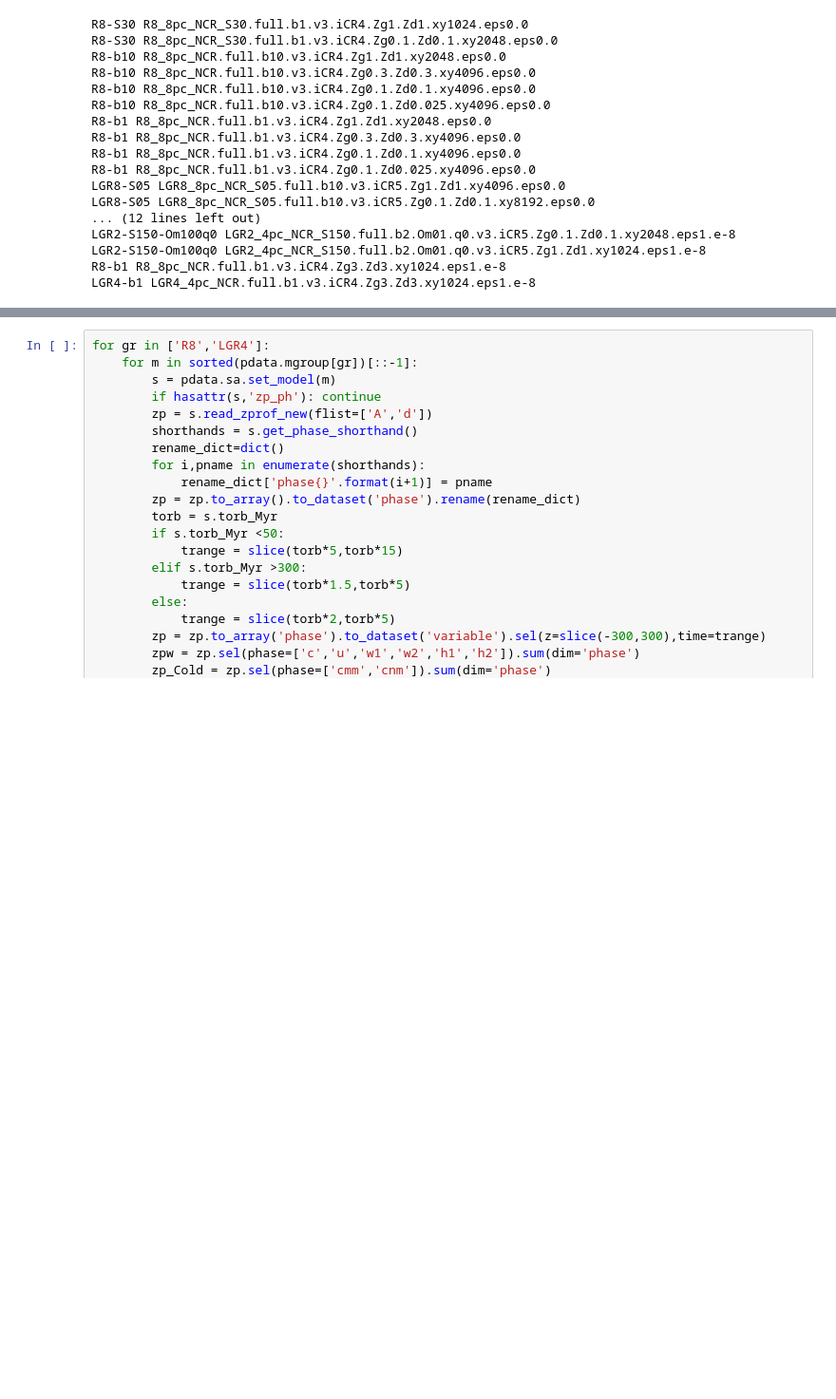
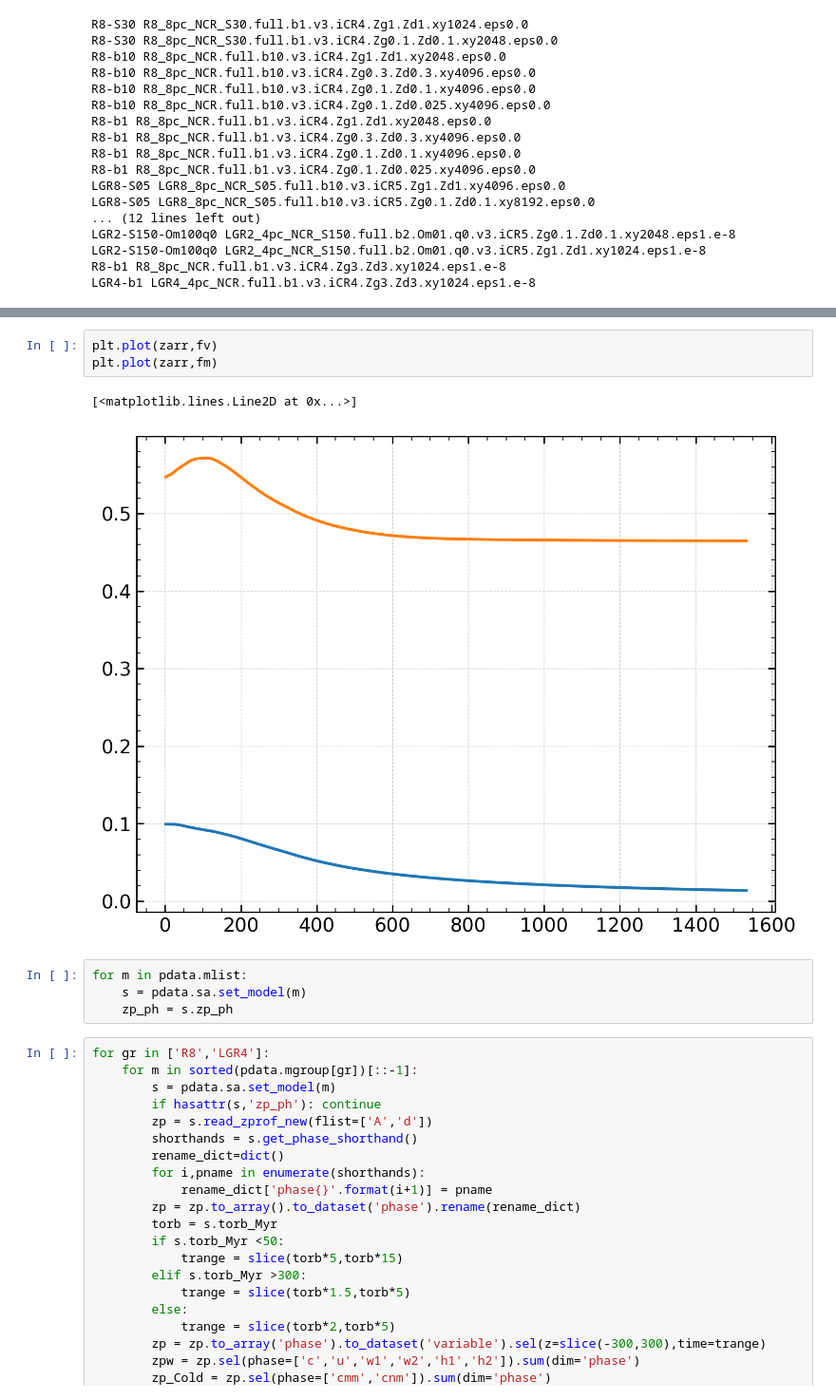
Before and after one commit to changgoo/TIGRESS-NCR-lowZ, a Jupyter notebook: notebook/10-filling-factors.ipynb, the cells around one changed output, grey strips where cells are left out. Shown at 95% size. Saved outputs shown, nothing was run; the diff lists cells and outputs as text; blank space fills up the shorter version.

```diff
--- a/notebook/10-filling-factors.ipynb
+++ b/notebook/10-filling-factors.ipynb
@@ -44,3 +226,13 @@ s = pdata.sa.set_model(pdata.mlist[0])
+# %%
+plt.plot(zarr,fv)
+plt.plot(zarr,fm)
+# %% [output]
+[<matplotlib.lines.Line2D at 0x...>]
+[figure, added]
+# %%
+for m in pdata.mlist:
+    s = pdata.sa.set_model(m)
+    zp_ph = s.zp_ph
 # %%
 for gr in ['R8','LGR4']:
     for m in sorted(pdata.mgroup[gr])[::-1]:
```
Also changed, not shown: parts of 14 cells of this notebook, 2 other files.
